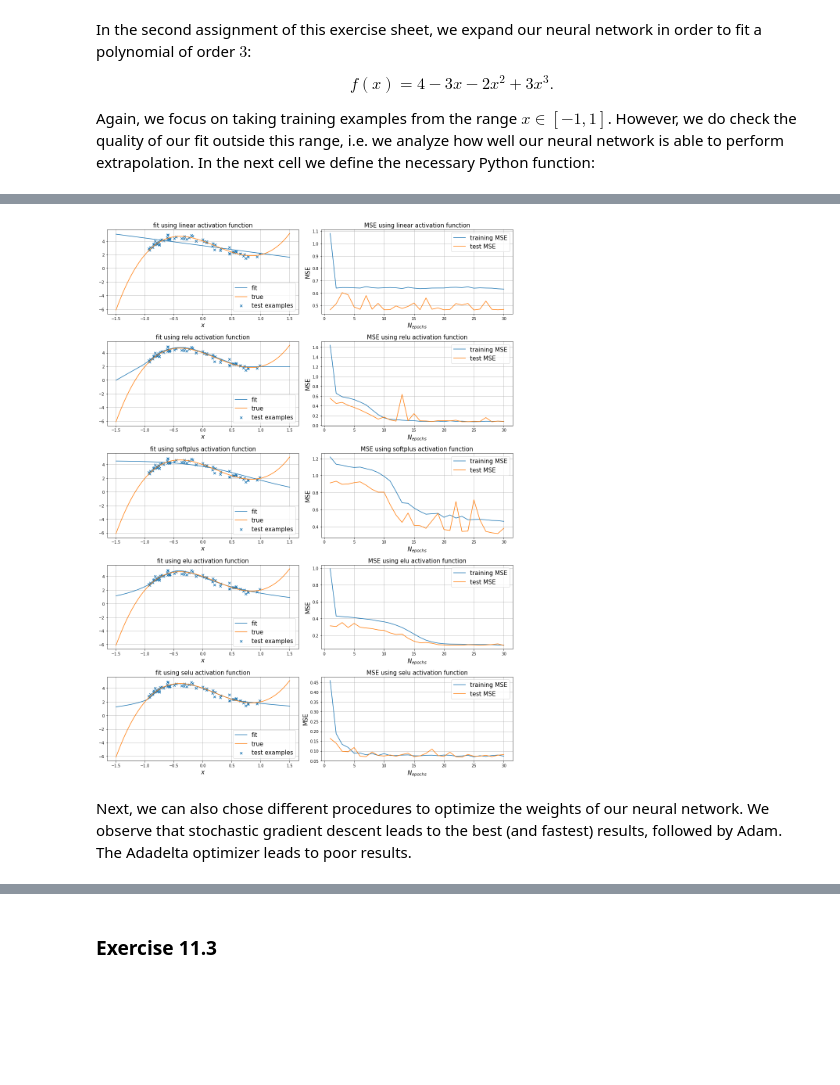
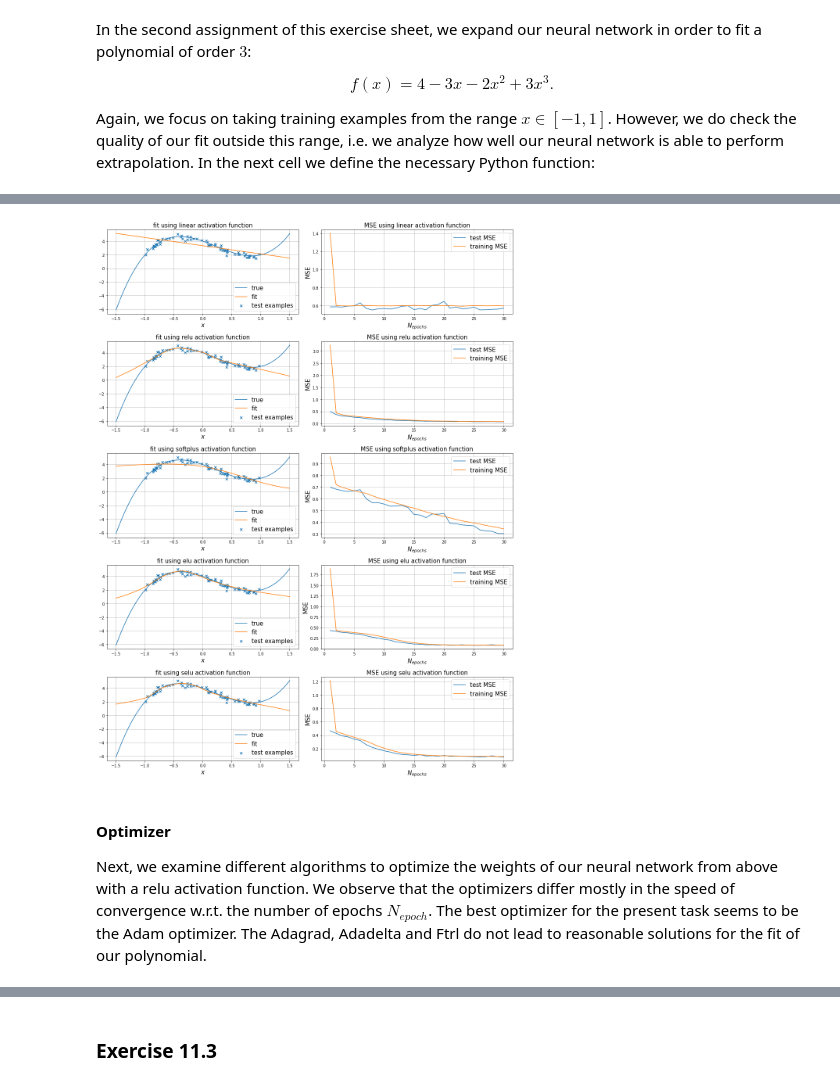
Before and after one commit to lukas-hermans/LSN_exercises, a Jupyter notebook: ex11/LSN_Exercises_11.ipynb, the cells around one changed output, grey strips where cells are left out. Drawn from its saved outputs; the diff is of its cells as text; code cells hidden in the pictures; blank space fills up the shorter version.

```diff
--- a/ex11/LSN_Exercises_11.ipynb
+++ b/ex11/LSN_Exercises_11.ipynb
@@ -165,16 +177,17 @@ for i in range(len(N_train)):
     b_fit = model.get_weights()[1][0]
 
     # plot linear fit and true model
+    ax[i, 0].plot(x, f_linear(x), label="true")
     ax[i, 0].plot(x, m_fit * x + b_fit, label="fit")
-    ax[i, 0].plot(x, f_linear(x), label="true")
+    ax[i, 0].scatter(x_test, y_test, marker="x", label="test examples")
     ax[i, 0].legend(fontsize=15)
     ax[i, 0].set_xlabel("$x$", size=15)
     ax[i, 0].set_title("fit for $N_{train} = $" + str(N_train[i]), size=15)
     ax[i, 0].grid()
 
     # plot MSE
+    ax[i, 1].plot(np.arange(1, N_epochs + 1), history.history["val_mse"], label="test MSE")
     ax[i, 1].plot(np.arange(1, N_epochs + 1), history.history["mse"], label="training MSE")
-    ax[i, 1].plot(np.arange(1, N_epochs + 1), history.history["val_mse"], label="test MSE")
     ax[i, 1].legend(fontsize=15)
     ax[i, 1].set_xlabel("$N_{epochs}$", size=15)
     ax[i, 1].set_ylabel("MSE", size=15)
@@ -365,11 +384,9 @@ for i, actfunc in enumerate(actfunc_list):
 
     # model
     model = tf.keras.Sequential()
-    model.add(Dense(1, input_shape=(1,), activation=actfunc))
-    model.add(Dense(20, activation=actfunc))
-    model.add(Dense(20, activation=actfunc))
-    model.add(Dense(15, activation=actfunc))
+    model.add(Dense(4, input_shape=(1,), activation=actfunc))
     model.add(Dense(10, activation=actfunc))
+    model.add(Dense(6, activation=actfunc))
     model.add(Dense(1))
 
     model.compile(optimizer='sgd', loss='mse', metrics=['mse'])
@@ -377,36 +394,38 @@ for i, actfunc in enumerate(actfunc_list):
     # fit model to data
     history = model.fit(x=x_train, y=y_train,
               batch_size=32, epochs=N_epochs,
               shuffle=True,
               validation_data=(x_test, y_test),
               verbose=0)
 
     # compute prediction and true model
     y_true = f_poly(x_plot)
     y_predict = model.predict(x_plot)
 
     # plot fit, true model and test examples
+    ax[i, 0].plot(x_plot, y_true, label="true")
     ax[i, 0].plot(x_plot, y_predict, label="fit")
-    ax[i, 0].plot(x_plot, y_true, label="true")
     ax[i, 0].scatter(x_test, y_test, marker="x", label="test examples")
     ax[i, 0].legend(fontsize=15)
     ax[i, 0].set_xlabel("$x$", size=15)
     ax[i, 0].set_title("fit using " + actfunc + " activation function", size=15)
     ax[i, 0].grid()
 
     # plot MSE
+    ax[i, 1].plot(np.arange(1, N_epochs + 1), history.history["val_mse"], label="test MSE")
     ax[i, 1].plot(np.arange(1, N_epochs + 1), history.history["mse"], label="training MSE")
-    ax[i, 1].plot(np.arange(1, N_epochs + 1), history.history["val_mse"], label="test MSE")
     ax[i, 1].legend(fontsize=15)
     ax[i, 1].set_xlabel("$N_{epochs}$", size=15)
     ax[i, 1].set_ylabel("MSE", size=15)
     ax[i, 1].set_title("MSE using " + actfunc + " activation function", size=15)
     ax[i, 1].grid()
 
 plt.tight_layout()
 plt.show()
 # %% [output]
-[figure, old version]
+[figure, new version]
-# %% [markdown]
-Next, we can also chose different procedures to optimize the weights of our neural network. We observe that stochastic gradient descent leads to the best (and fastest) results, followed by Adam. The Adadelta optimizer leads to poor results.
+# %% [markdown]
+#### Optimizer
+
+Next, we examine different algorithms to optimize the weights of our neural network from above with a relu activation function. We observe that the optimizers differ mostly in the speed of convergence w.r.t. the number of epochs $N_{epoch}$. The best optimizer for the present task seems to be the Adam optimizer. The Adagrad, Adadelta and Ftrl do not lead to reasonable solutions for the fit of our polynomial.
 # %%
```
Also changed, not shown: parts of 32 cells of this notebook.
